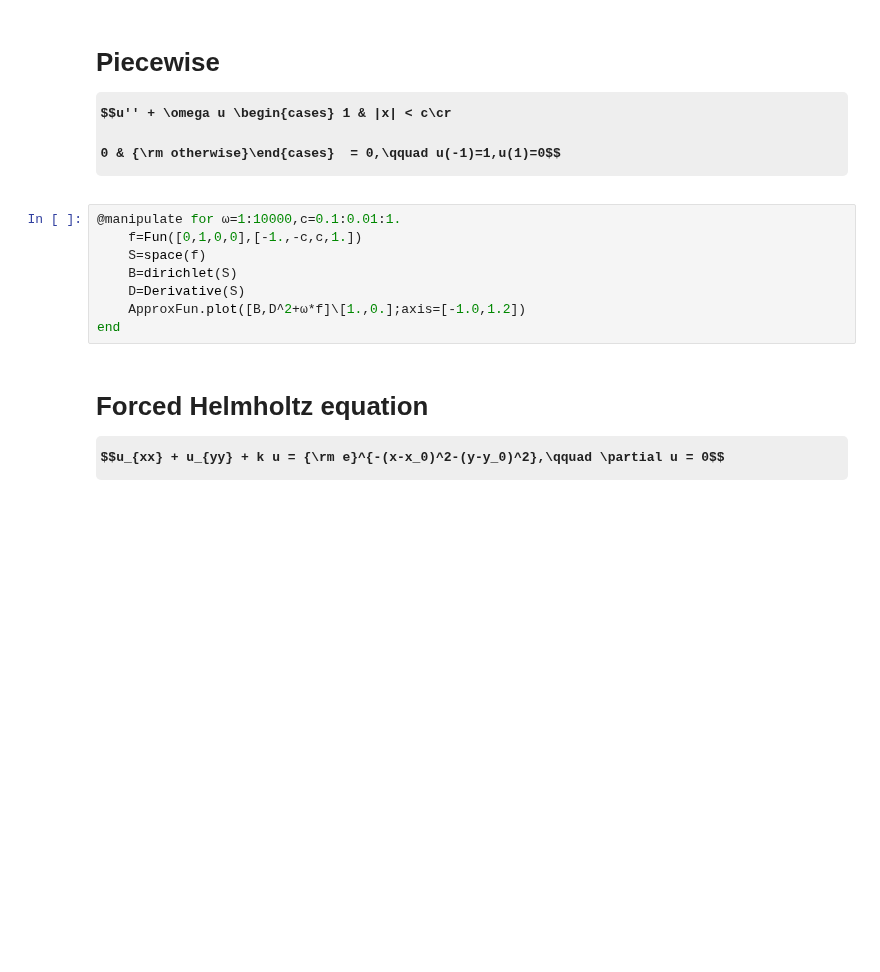
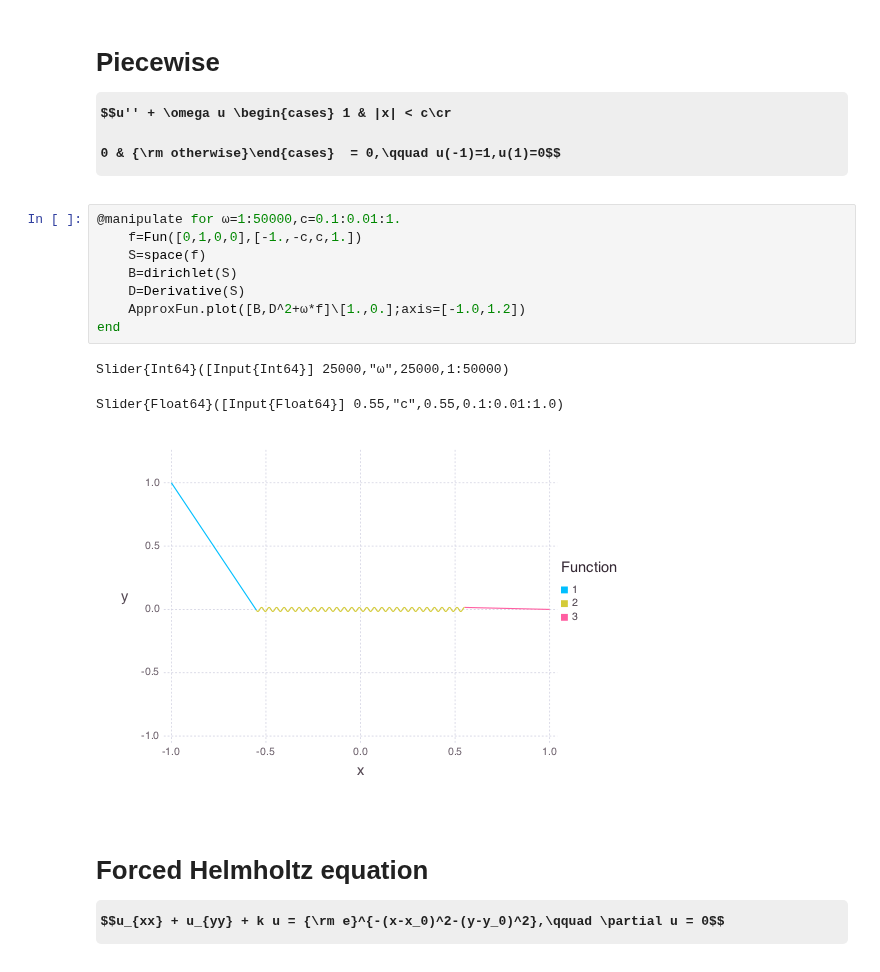
Before and after one commit to JuliaApproximation/ApproxFun.jl, a Jupyter notebook: examples/Manipulate ODEs and PDEs.ipynb, the cells around one changed output. Saved outputs shown, nothing was run; the diff lists cells and outputs as text; some formulas as TeX source; blank space fills up the shorter version.

```diff
--- a/examples/Manipulate ODEs and PDEs.ipynb
+++ b/examples/Manipulate ODEs and PDEs.ipynb
@@ -53,13 +56,17 @@ end
 # Piecewise $$u'' + \omega u \begin{cases} 1 & |x| < c\cr
 0 & {\rm otherwise}\end{cases}  = 0,\qquad u(-1)=1,u(1)=0$$
 # %%
-@manipulate for ω=1:10000,c=0.1:0.01:1.
+@manipulate for ω=1:50000,c=0.1:0.01:1.
     f=Fun([0,1,0,0],[-1.,-c,c,1.])
     S=space(f)
     B=dirichlet(S)
     D=Derivative(S)
     ApproxFun.plot([B,D^2+ω*f]\[1.,0.];axis=[-1.0,1.2])
 end
+# %% [output]
+Slider{Int64}([Input{Int64}] 25000,"ω",25000,1:50000)
+Slider{Float64}([Input{Float64}] 0.55,"c",0.55,0.1:0.01:1.0)
+[figure, added]
 # %% [markdown]
 # Forced Helmholtz equation $$u_{xx} + u_{yy} + k u = {\rm e}^{-(x-x_0)^2-(y-y_0)^2},\qquad \partial u = 0$$
 # %%
```
Also changed, not shown: parts of 8 cells of this notebook, 7 other files.
